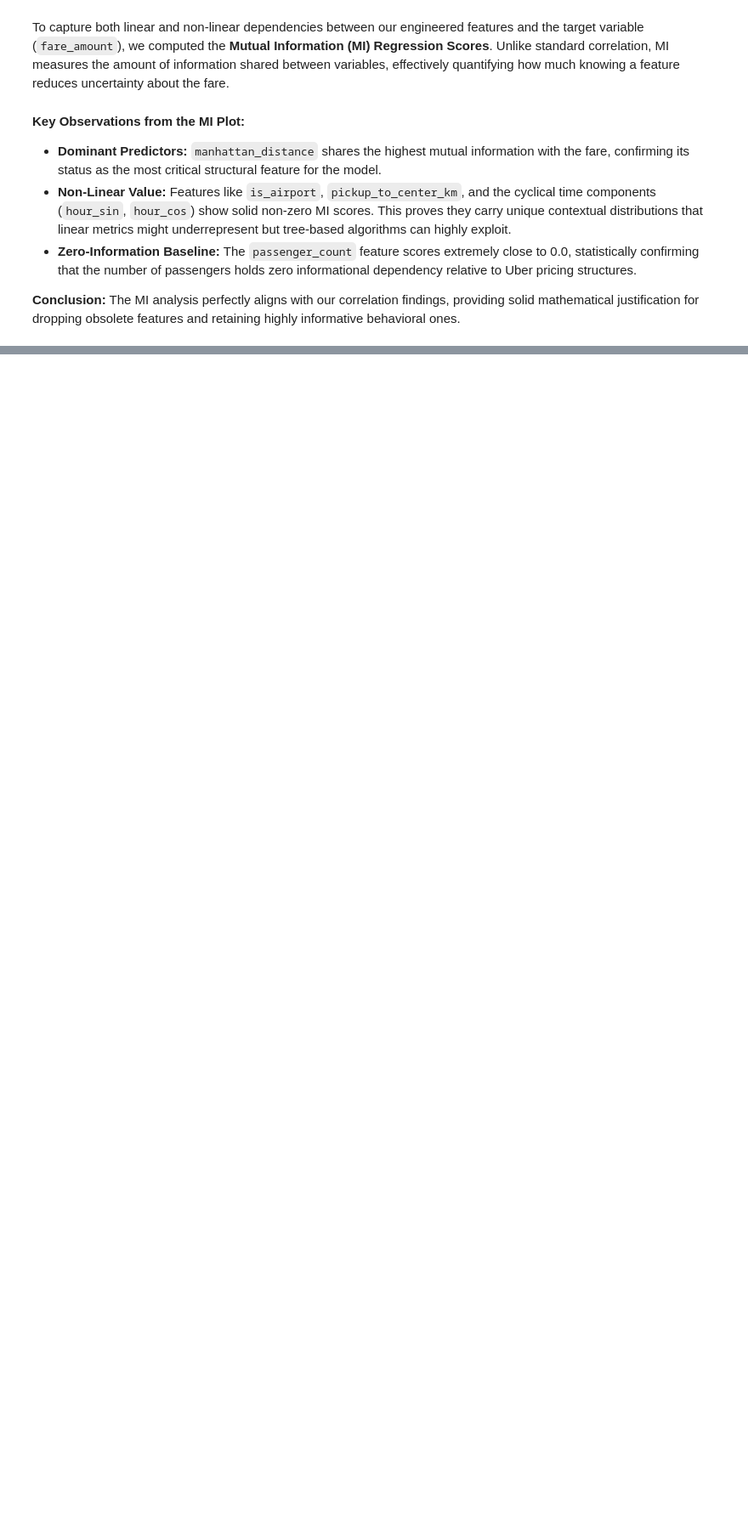
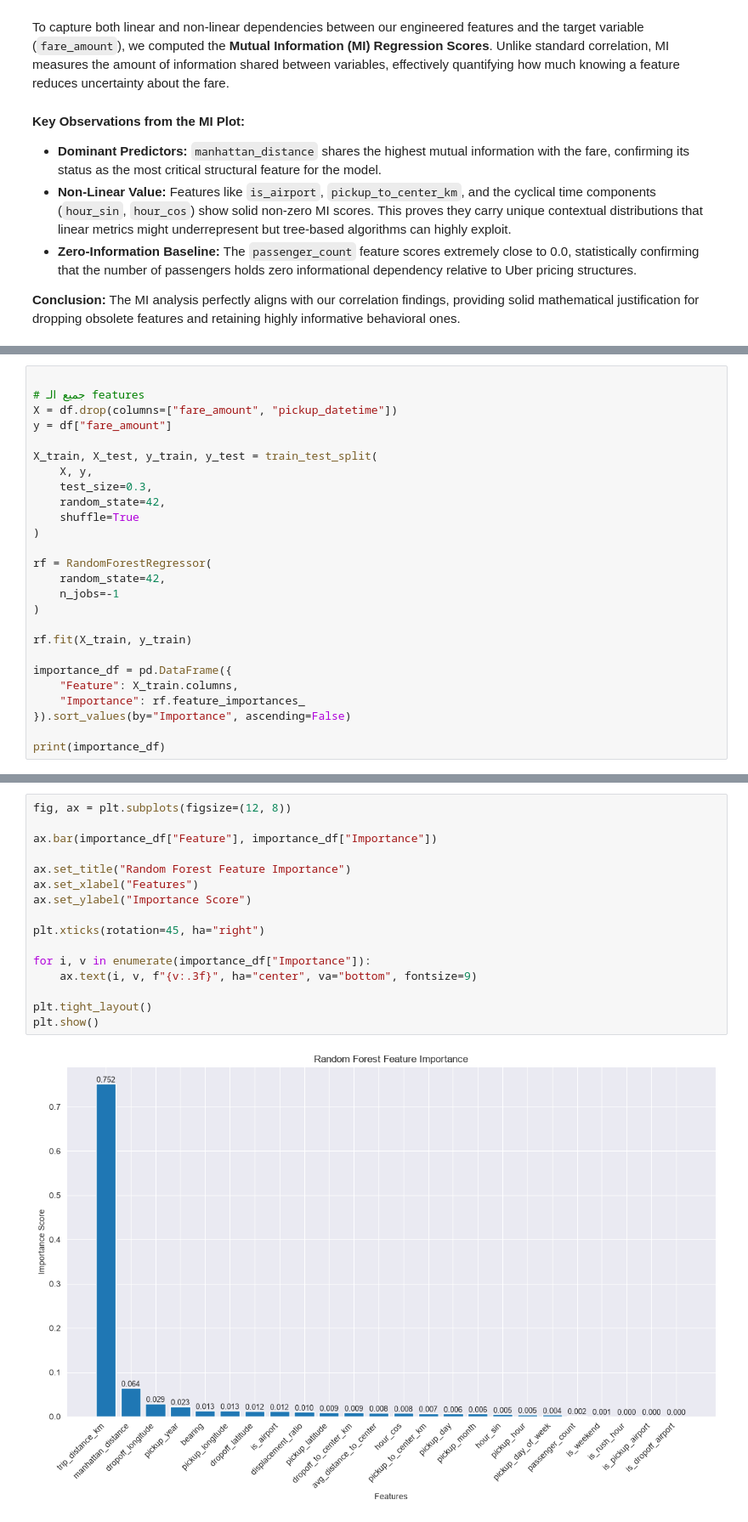
Before and after one commit to mariemmohie4-coder/Uber-Fare-Prediction-ML, a Jupyter notebook: notebooks/Feature_selection.ipynb, the cells around one changed output, grey strips where cells are left out. Shown at 85% size. Saved outputs shown, nothing was run; the diff lists cells and outputs as text; blank space fills up the shorter version.

```diff
--- a/notebooks/Feature_selection.ipynb
+++ b/notebooks/Feature_selection.ipynb
@@ -128,0 +316,26 @@ To capture both linear and non-linear dependencies between our engineered featur
+# %%
+
+# جميع الـ features
+X = df.drop(columns=["fare_amount", "pickup_datetime"])
+y = df["fare_amount"]
+
+X_train, X_test, y_train, y_test = train_test_split(
+    X, y,
+    test_size=0.3,
+    random_state=42,
+    shuffle=True
+)
+
+rf = RandomForestRegressor(
+    random_state=42,
+    n_jobs=-1
+)
+
+rf.fit(X_train, y_train)
+
+importance_df = pd.DataFrame({
+    "Feature": X_train.columns,
+    "Importance": rf.feature_importances_
+}).sort_values(by="Importance", ascending=False)
+
+print(importance_df)
@@ -128,0 +360,18 @@ To capture both linear and non-linear dependencies between our engineered featur
+# %%
+fig, ax = plt.subplots(figsize=(12, 8))
+
+ax.bar(importance_df["Feature"], importance_df["Importance"])
+
+ax.set_title("Random Forest Feature Importance")
+ax.set_xlabel("Features")
+ax.set_ylabel("Importance Score")
+
+plt.xticks(rotation=45, ha="right")
+
+for i, v in enumerate(importance_df["Importance"]):
+    ax.text(i, v, f"{v:.3f}", ha="center", va="bottom", fontsize=9)
+
+plt.tight_layout()
+plt.show()
+# %% [output]
+[figure, added]
```
Also changed, not shown: parts of 27 cells of this notebook, 1 other file.
